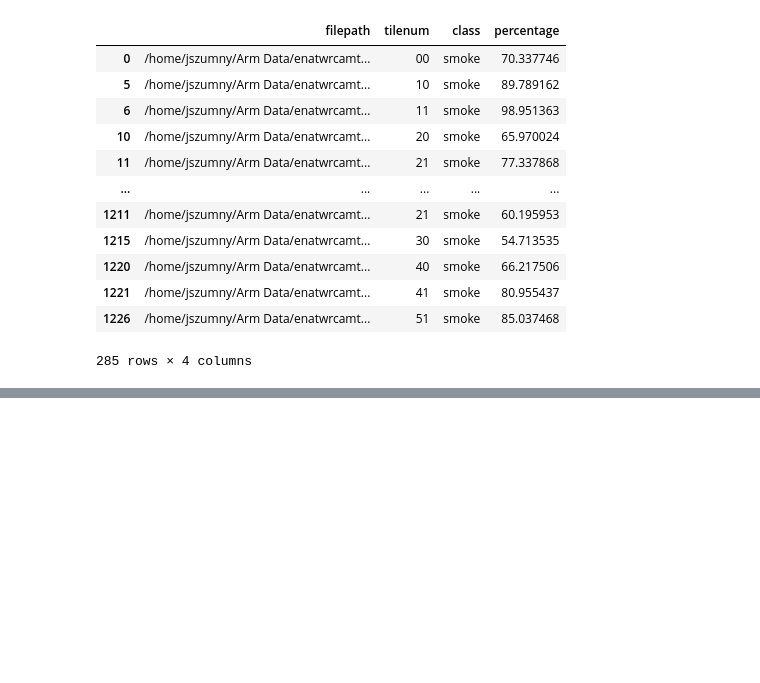
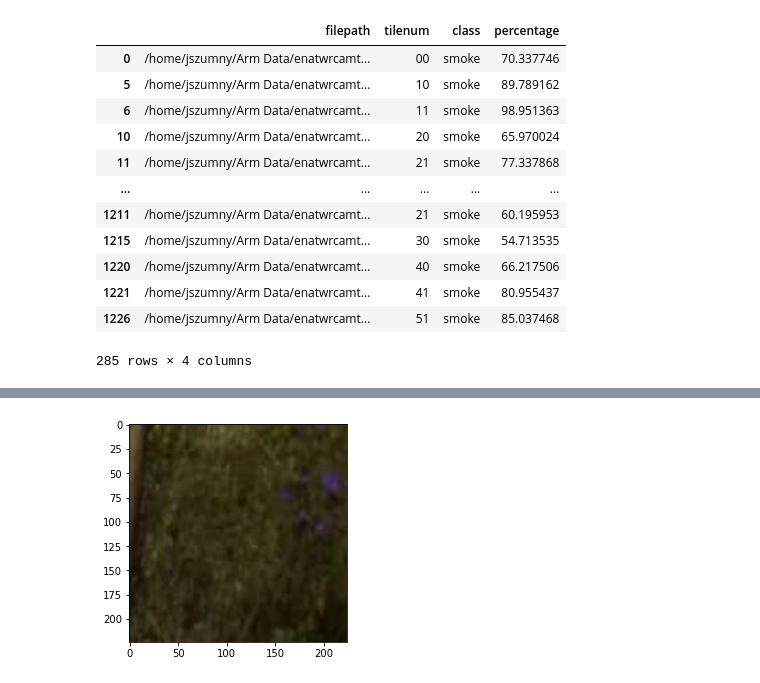
Before and after one commit to waggle-sensor/summer2023, a Jupyter notebook: szumny/python/newimageinference.ipynb, the cells around one changed output, grey strips where cells are left out. Drawn from its saved outputs; the diff is of its cells as text; code cells hidden in the pictures; blank space fills up the shorter version.

```diff
--- a/szumny/python/newimageinference.ipynb
+++ b/szumny/python/newimageinference.ipynb
@@ -37,7 +37,7 @@ transform = transforms.Compose([            #[1]
 vgg16 = models.vgg16_bn()
 for param in vgg16.features.parameters():
     param.require_grad = False
-class_names = ['cloud', 'other', 'smoke']
+class_names = ['other', 'cloud','smoke']
 
 num_features = vgg16.classifier[6].in_features
 features = list(vgg16.classifier.children())[:-1] # Remove last layer
@@ -48,15 +48,15 @@ vgg16.load_state_dict(torch.load('/home/jszumny/Documents/copy of smoke data/new
 
 resnet18 = torch.hub.load('pytorch/vision:v0.10.0', 'resnet18', pretrained=True)
 num_features = resnet18.fc.in_features     #extract fc layers features
-resnet18.fc = nn.Linear(num_features, 3) #(num_of_class == 2)
+resnet18.fc = nn.Linear(num_features, 2) #(num_of_class == 2)
 
 resnet34 = torch.hub.load('pytorch/vision:v0.10.0', 'resnet34', pretrained=True)
 num_features = resnet34.fc.in_features     #extract fc layers features
-resnet34.fc = nn.Linear(num_features, 3) #(num_of_class == 2)
+resnet34.fc = nn.Linear(num_features, 2) #(num_of_class == 2)
 
 resnet50 = torch.hub.load('pytorch/vision:v0.10.0', 'resnet50', pretrained=True)
 num_features = resnet50.fc.in_features     #extract fc layers features
-resnet50.fc = nn.Linear(num_features, 3) #(num_of_class == 2)
+resnet50.fc = nn.Linear(num_features, 2) #(num_of_class == 2)
 # %% [output]
 Using cache found in /home/jszumny/.cache/torch/hub/pytorch_vision_v0.10.0
 Using cache found in /home/jszumny/.cache/torch/hub/pytorch_vision_v0.10.0
@@ -77,13 +77,13 @@ for file in os.listdir(dir):
 
                 tile = fullimage.crop((i*224, k*224, (i+1)*224, (k+1)*224))
 
-                resnet50.load_state_dict(torch.load('/home/jszumny/Documents/copy of smoke data/newnew/attempts/3features/resnet50model.pt',map_location=torch.device('cpu')))
+                vgg16.load_state_dict(torch.load('/home/jszumny/Documents/copy of smoke data/newnew/attempts/2features/2featuresVGG16model.pt',map_location=torch.device('cpu')))
 
                 img_t = transform(tile)
                 batch_t = torch.unsqueeze(img_t, 0)
 
-                resnet50.eval()
-                out = resnet50(batch_t)
+                vgg16.eval()
+                out = vgg16(batch_t)
 
                 _, index = torch.max(out, 1)
 
@@ -126,3 +127,81 @@ Resnet34 - 14% FPR
 Resnet50 - 0% FPR   NO TRUE POSITIVES
 
 UCSD - 6% FPR
+# %%
+dir = "/home/jszumny/Downloads/"
+
+
+from PIL import Image
+import io
+
+fullimage = Image.open("/home/jszumny/Arm Data/enatwrcamtarmacC1.a1.20221001.001123.jpg/enatwrcamtarmacC1.a1.20221001.153223.jpg")
+fullimage = fullimage.resize((2688, 2240))
+
+
+def transform_image(image_bytes):
+    my_transforms = transforms.Compose([transforms.Resize(255),
+                                        transforms.CenterCrop(224),
+                                        transforms.ToTensor(),
+                                        transforms.Normalize(
+                                            [0.485, 0.456, 0.406],
+                                            [0.229, 0.224, 0.225])])
+    image = Image.open(io.BytesIO(image_bytes))
+    return my_transforms(image).unsqueeze(0)
+vgg16 = models.vgg16_bn()
+
+resnet50 = torch.hub.load('pytorch/vision:v0.10.0', 'resnet50', pretrained=True)
+num_features = resnet50.fc.in_features     #extract fc layers features
+resnet50.fc = nn.Linear(num_features, 3) #(num_of_class == 2)
+
+for param in vgg16.features.parameters():
+    param.require_grad = False
+class_names = ["clouds","other", "smoke"]
+
+num_features = vgg16.classifier[6].in_features
+features = list(vgg16.classifier.children())[:-1] # Remove last layer
+features.extend([nn.Linear(num_features, len(class_names))]) # Add our layer with 4 outputs
+vgg16.classifier = nn.Sequential(*features) # Replace the model classifier
+
+def get_prediction(image_bytes):
+    tensor = transform_image(image_bytes=image_bytes)
+    output = vgg16.forward(tensor)
+
+    probs = torch.nn.functional.softmax(output, dim=1)
+    conf, classes = torch.max(probs, 1)
+    print(classes.item())
+    return conf.item(), class_names[classes.item()]
+
+
+data = []
+dir = "/home/jszumny/Arm Data/enatwrcamtarmacC1.a1.20221001.001123.jpg/"
+imagetime = 0
+for image in os.listdir(dir):
+    if (int(image[30:36]) >= 144400) & (int(image[30:36]) <= 160000):
+        imagetime = image[30:36]
+        fullimage = Image.open(dir + image)
+        fullimage = fullimage.resize((2688, 2240))
+        fullimage.show()
+
+        for i in range(12):
+            for k in range(10):
+                vgg16.load_state_dict(torch.load('/home/jszumny/Documents/copy of smoke data/newnew/attempts/3features/fullmodelbest.pt',map_location=torch.device('cpu')))
+
+                vgg16.eval()
+
+                tile = fullimage.crop((i*224, k*224, (i+1)*224, (k+1)*224))
+                tile.save('/home/jszumny/Documents/test/' + str(i) + str(k) + '.jpg')
+
+
+                image_path= "/home/jszumny/Documents/test/" + str(i) + str(k) + '.jpg'
+                image = plt.imread(image_path)
+                plt.imshow(image)
+
+                with open(image_path, 'rb') as f:
+                    image_bytes = f.read()
+
+                    conf,y_pre=get_prediction(image_bytes=image_bytes)
+                    print(y_pre, ' at confidence score:{0:.2f}'.format(conf))
+
+                d = {"imagetime": imagetime,"tilenum": str(i) + str(k),"class": y_pre, "percentage": '{0:.2f}'.format(conf)}
+                data.append(d)
+# %% [output]
@@ -128,0 +226 @@ UCSD - 6% FPR
+[figure, added]
```
Also changed, not shown: parts of 12 cells of this notebook.
